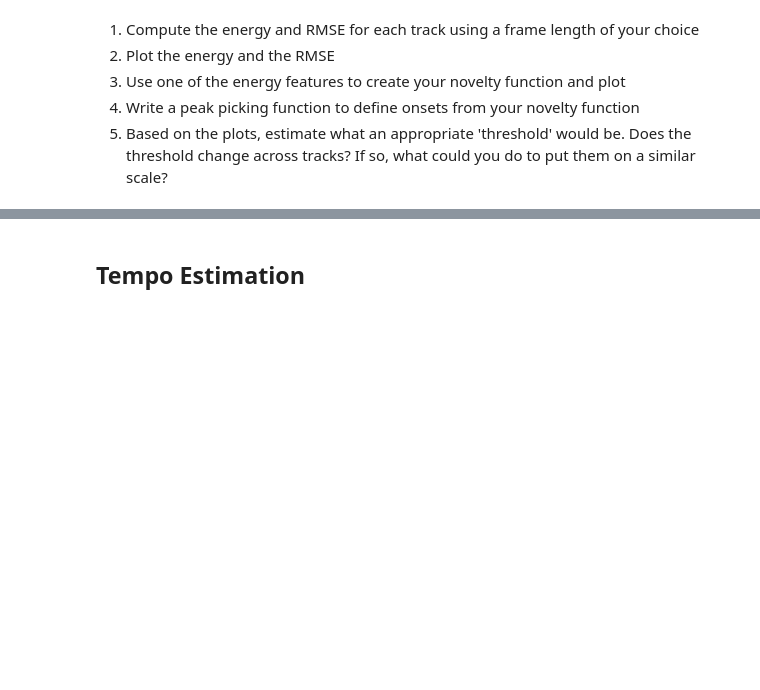
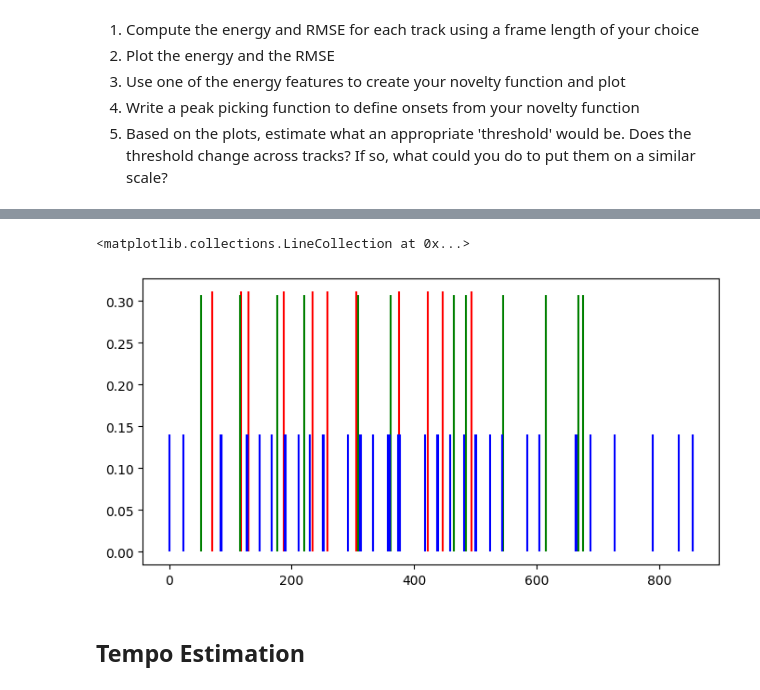
Before and after one commit to thedarknessuser/AudioTechII, a Jupyter notebook: Activities/Activity8_OnsetDetection.ipynb, the cells around one changed output, grey strips where cells are left out. Saved outputs shown, nothing was run; the diff lists cells and outputs as text; code cells hidden in the pictures; blank space fills up the shorter version.

```diff
--- a/Activities/Activity8_OnsetDetection.ipynb
+++ b/Activities/Activity8_OnsetDetection.ipynb
@@ -24,3 +100,18 @@ from scipy.io.wavfile import read
+# %%
+novelty_peaks1 = np.where(novelty1 > 0.15)[0]
+novelty_peaks2 = np.where(novelty2 > 0.15)[0]
+novelty_peaks3 = np.where(novelty3 > 0.05)[0]
+
+plt.vlines(novelty_peaks1, 0, np.max(novelty1), colors='r')
+plt.vlines(novelty_peaks2, 0, np.max(novelty2), colors='g')
+plt.vlines(novelty_peaks3, 0, np.max(novelty3), colors='b')
+
+# For drums the threshold should be around 0.15
+# For black keys the threshold should be around 0.15
+# For prelude the threshold should be around 0.05
+# %% [output]
+<matplotlib.collections.LineCollection at 0x...>
+[figure, added]
 # %% [markdown]
 ## Tempo Estimation
 # %% [markdown]
```
Also changed, not shown: parts of 8 cells of this notebook, 1 other file.
